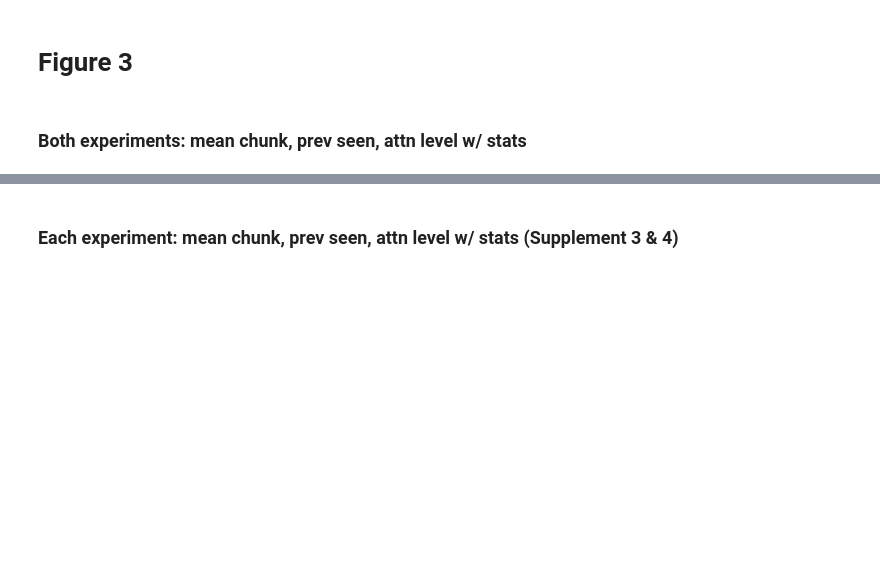
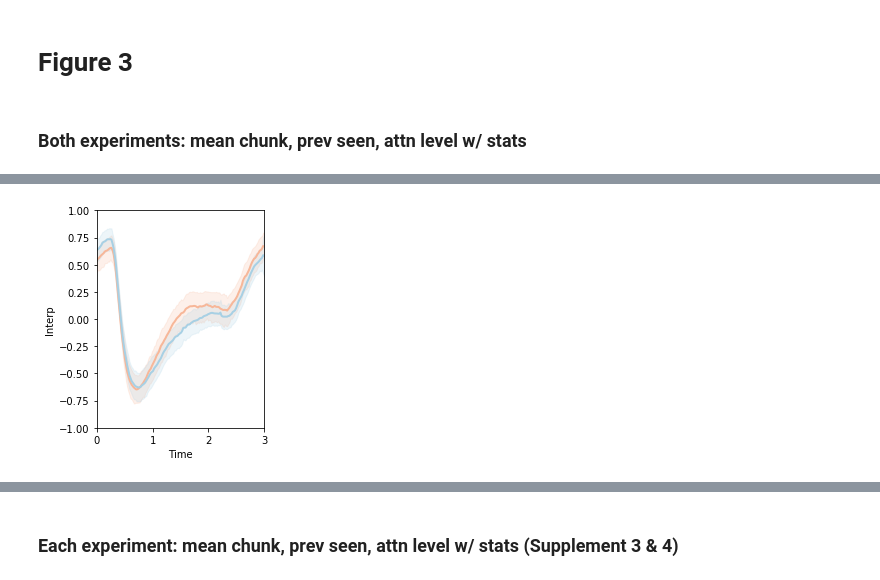
Before and after one commit to ContextLab/pupil-memory-analysis, a Jupyter notebook: code/3_analyze_data.ipynb, the cells around one changed output, grey strips where cells are left out. Saved outputs shown, nothing was run; the diff lists cells and outputs as text; code cells hidden in the pictures; blank space fills up the shorter version.

Commit message:
final run through, with combined pres plots

```diff
--- a/code/3_analyze_data.ipynb
+++ b/code/3_analyze_data.ipynb
@@ -260,3 +260,87 @@ plt.show()
 # Figure 3
 # %% [markdown]
 ### Both experiments: mean chunk, prev seen, attn level w/ stats
+# %%
+d_nov['Familiarity'] = np.nan
+d_nov.loc[(d_nov['Familiarity Rating']==1) | (d_nov['Familiarity Rating']==2), 'Familiarity'] = 'Unfamiliar'
+d_nov.loc[(d_nov['Familiarity Rating']==3) | (d_nov['Familiarity Rating']==4), 'Familiarity'] = 'Familiar'
+attn_group = d_nov.groupby(['Experiment','UniqueID','Familiarity','Time','Attention Level'], as_index=False).mean()
+# %%
+these_bins = pd.read_csv('all_prev_seen_memory_bins.csv')
+
+d_nov_place = d_nov[(d_nov['Attention Level'].isin(['Full','Side','Category','None']))]
+
+attn_group = d_nov_place.groupby(['Experiment','UniqueID','Familiarity', 'Attention Level',
+                                  'Time', 'Category'], as_index=False).mean()
+
+for e in ['Full','Side','Category','None']:
+
+    print(e)
+
+    data=attn_group[(attn_group['Attention Level']==e)].groupby(['UniqueID','Time',
+                                                        'Familiarity'],
+                                                                 as_index=False).mean()
+
+    plt.figure(figsize=(3, 4));
+    sb.lineplot(x='Time', y='Interp', data=data,
+                hue='Familiarity', linewidth = 2,
+                palette="RdBu", legend=False)
+
+    plt.xlim(0,3); plt.ylim(-1, 1)
+
+    plt.savefig('COMBINED_all_'+e+'_presentation.pdf')
+    plt.show()
+    print('Participants total:' + str(len(data['UniqueID'].unique())))
+
+    binnies =  these_bins
+    binnies = list(binnies['Both'])
+
+    # for each chunk
+    chunk_1 = attn_group[(attn_group['Attention Level']==e)&(attn_group['Time']>=binnies[0])
+                         &(attn_group['Time']<=binnies[1])]
+    chunk_1 = chunk_1.groupby(['UniqueID','Familiarity'], as_index=False).mean()
+
+    one = scipy.stats.ttest_ind(chunk_1[chunk_1['Familiarity']=='Familiar']['Interp'],
+                                chunk_1[chunk_1['Familiarity']=='Unfamiliar']['Interp'])
+
+
+    chunk_2 = attn_group[(attn_group['Attention Level']==e)&(attn_group['Time']>=binnies[2])
+                         &(attn_group['Time']<=binnies[3])]
+    chunk_2 = chunk_2.groupby(['UniqueID','Familiarity'], as_index=False).mean()
+
+    two = scipy.stats.ttest_ind(chunk_2[chunk_2['Familiarity']=='Familiar']['Interp'],
+                                chunk_2[chunk_2['Familiarity']=='Unfamiliar']['Interp'])
+
+
+    chunk_3 = attn_group[(attn_group['Attention Level']==e)
+                         &(attn_group['Time']>=binnies[4])&(attn_group['Time']<=binnies[5])]
+    chunk_3 = chunk_3.groupby(['UniqueID','Familiarity'], as_index=False).mean()
+
+    three = scipy.stats.ttest_ind(chunk_3[chunk_3['Familiarity']=='Familiar']['Interp'],
+                                  chunk_3[chunk_3['Familiarity']=='Unfamiliar']['Interp'])
+
+
+    chunk_4 = attn_group[(attn_group['Attention Level']==e)
+                         &(attn_group['Time']>=binnies[5])&(attn_group['Time']<=binnies[6])]
+    chunk_4 = chunk_4.groupby(['UniqueID','Familiarity'], as_index=False).mean()
+
+    four = scipy.stats.ttest_ind(chunk_4[chunk_4['Familiarity']=='Familiar']['Interp'],
+                                 chunk_4[chunk_4['Familiarity']=='Unfamiliar']['Interp'])
+
+
+    chunk_5 = attn_group[(attn_group['Attention Level']==e)
+                         &(attn_group['Time']>=binnies[7])&(attn_group['Time']<=binnies[8])]
+    chunk_5 = chunk_5.groupby(['UniqueID','Familiarity'], as_index=False).mean()
+
+    five = scipy.stats.ttest_ind(chunk_5[chunk_5['Familiarity']=='Familiar']['Interp'],
+                                 chunk_5[chunk_5['Familiarity']=='Unfamiliar']['Interp'])
+
+
+    # pairwise t-tests
+    # print result
+    for t,n in zip([1,2,3,4,5],[one, two, three, four, five]):
+        if n.pvalue<=.06:
+            print(e+' chunk ' + str(t)+': '); print(n); print()
+
+    print();print()
+# %% [output]
@@ -262,0 +348 @@ plt.show()
+[figure, added]
```
Also changed, not shown: parts of 5 cells of this notebook, 1 other file.
